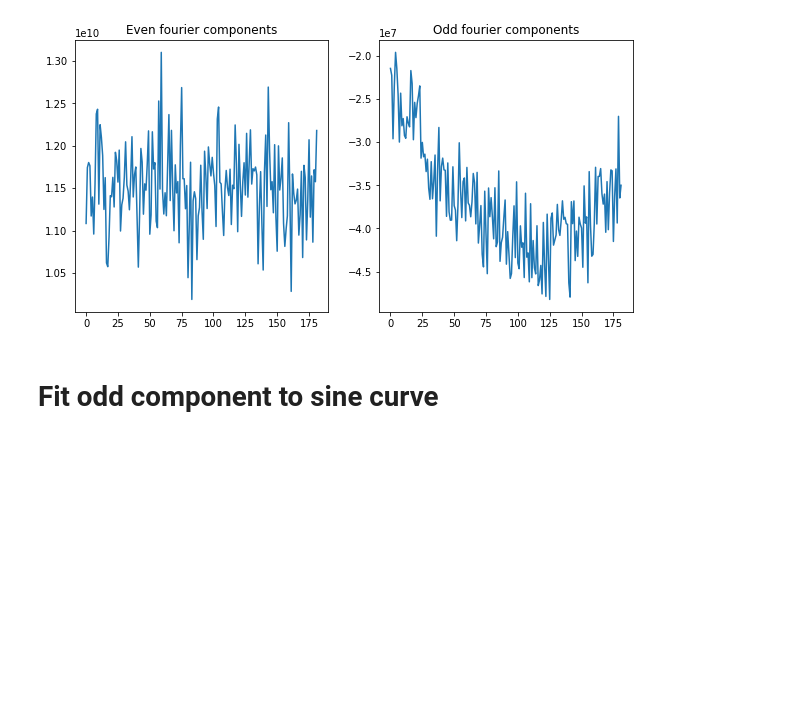
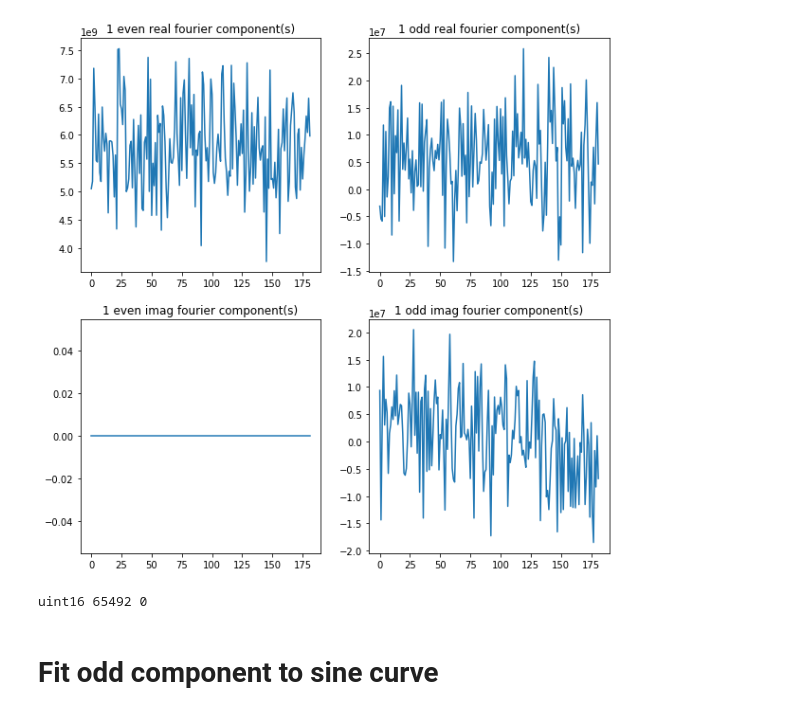
Before and after one commit to everettvacek/rotationCenter, a Jupyter notebook: Detector_shifting.ipynb, the cells around one changed output. Saved outputs shown, nothing was run; the diff lists cells and outputs as text; code cells hidden in the pictures; blank space fills up the shorter version.

```diff
--- a/Detector_shifting.ipynb
+++ b/Detector_shifting.ipynb
@@ -267,14 +190,25 @@ plt.show()
-# %%
-plt.figure(figsize=(10,5))
-plt.subplot(121)
-plt.title('Even fourier components')
-plt.plot(reals_even)
-plt.subplot(122)
-plt.title('Odd fourier components')
-plt.plot(reals_odd)
-plt.show()
-# %% [output]
-[figure, removed]
+# %%
+plt.figure(figsize=(10,10))
+plt.subplot(221)
+plt.title(str(num_components) + ' even real fourier component(s)')
+plt.plot(reals_even)
+plt.subplot(222)
+plt.title(str(num_components) + ' odd real fourier component(s)')
+plt.plot(reals_odd)
+
+plt.subplot(223)
+plt.title(str(num_components) + ' even imag fourier component(s)')
+plt.plot(imag_even)
+plt.subplot(224)
+plt.title(str(num_components) + ' odd imag fourier component(s)')
+plt.plot(imag_odd)
+
+plt.show()
+
+print(sinogram_shift.dtype, np.max(sinogram_shift), np.min(sinogram_shift))
+# %% [output]
+[figure, added]
+uint16 65492 0
 # %% [markdown]
 # Fit odd component to sine curve
 # %%
```
Also changed, not shown: parts of 9 cells of this notebook.
